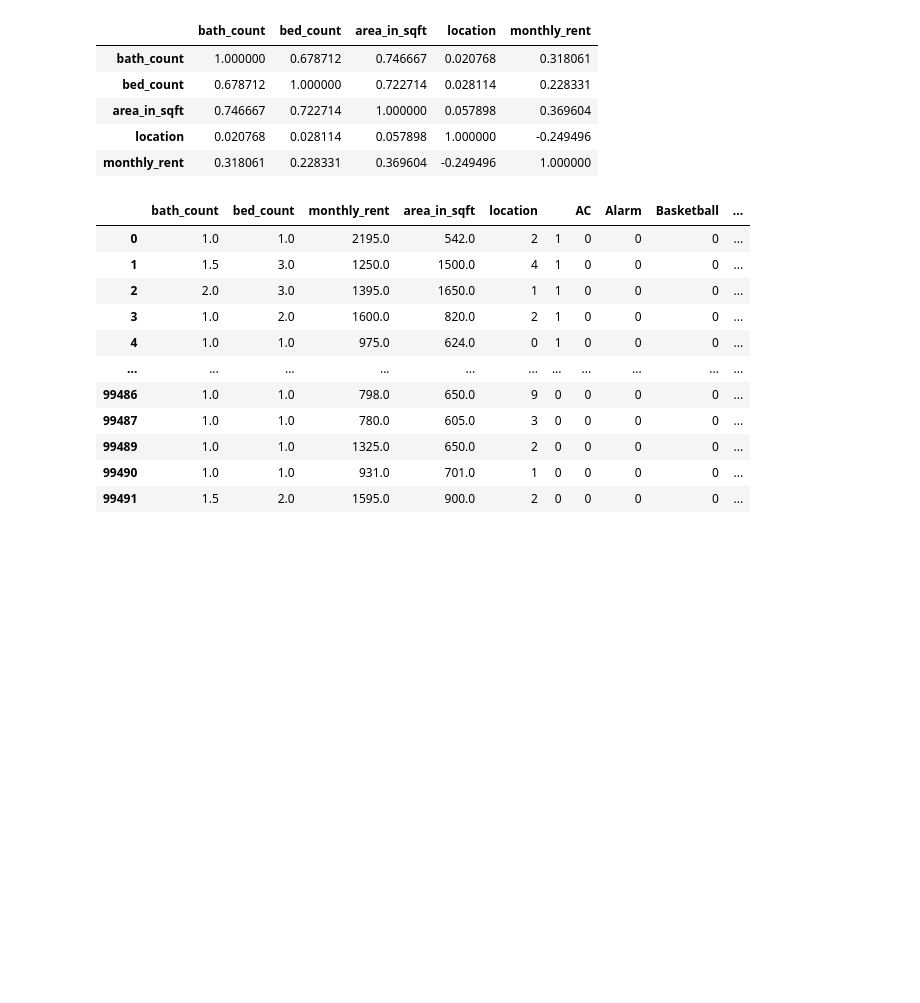
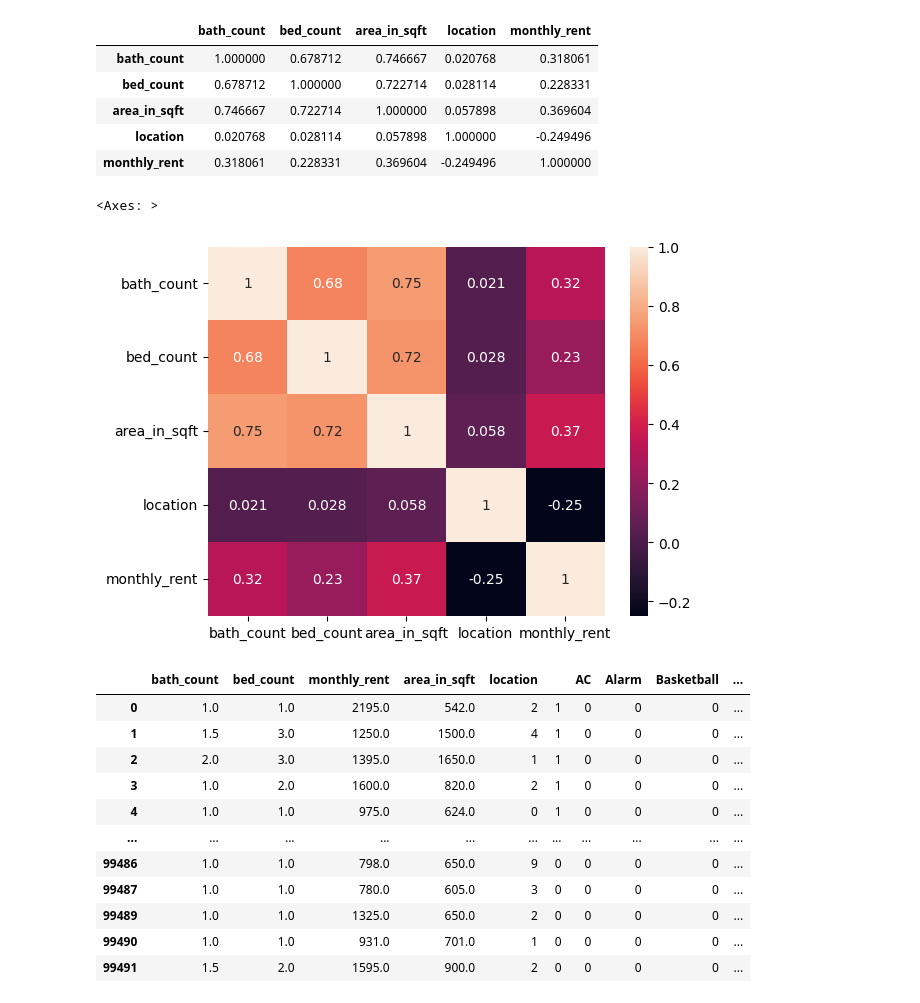
Before and after one commit to srikanthravipati27/ml, a Jupyter notebook: Project.ipynb, the cells around one changed output. Saved outputs shown, nothing was run; the diff lists cells and outputs as text; code cells hidden in the pictures; blank space fills up the shorter version.

```diff
--- a/Project.ipynb
+++ b/Project.ipynb
@@ -380,6 +380,12 @@ data[['bath_count','bed_count','area_in_sqft','location','monthly_rent']].corr()
 | area_in_sqft | 0.746667 | 0.722714 | 1.000000 | 0.057898 | 0.369604 |
 | location | 0.020768 | 0.028114 | 0.057898 | 1.000000 | -0.249496 |
 | monthly_rent | 0.318061 | 0.228331 | 0.369604 | -0.249496 | 1.000000 |
+# %%
+#heatmap
+sns.heatmap(data[['bath_count','bed_count','area_in_sqft','location','monthly_rent']].corr(),annot=True)
+# %% [output]
+<Axes: >
+[figure, added]
 # %%
 #multilabel binarizer for included_features as it is a multivalued feature
 data['included_features'] = data['included_features'].apply(
```
Also changed, not shown: parts of 3 cells of this notebook.
